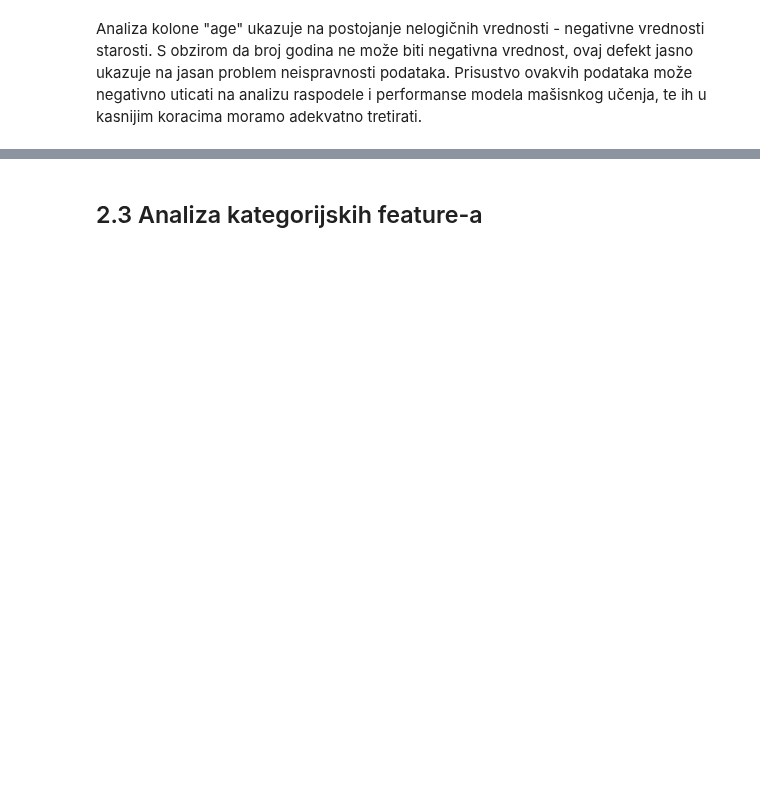
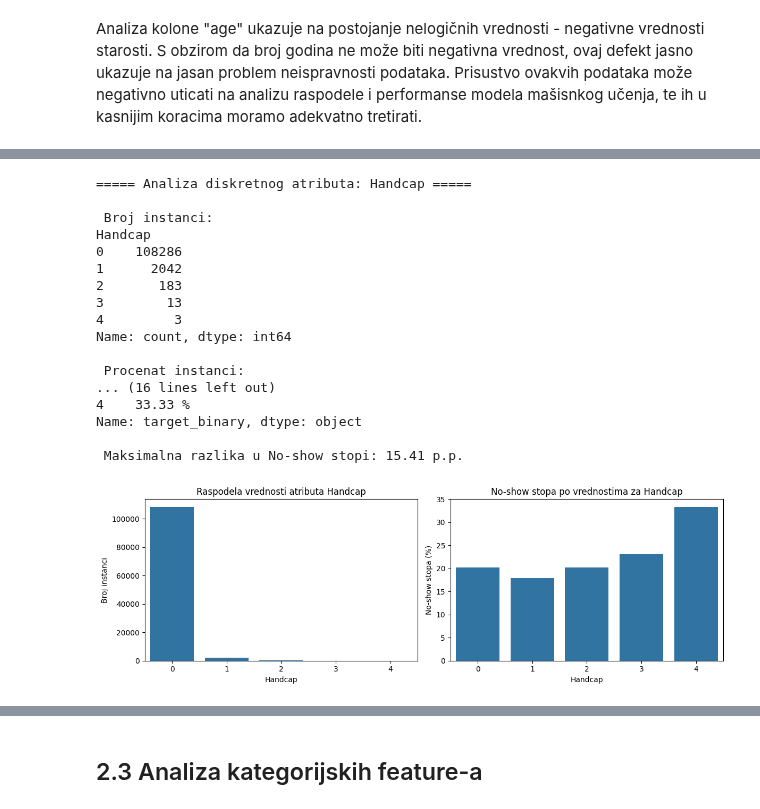
Before and after one commit to TeodoraBozic/seminarski-kvalitet-podataka, a Jupyter notebook: prakticni/kvalitetpodataka.ipynb, the cells around one changed output, grey strips where cells are left out. Saved outputs shown, nothing was run; the diff lists cells and outputs as text; code cells hidden in the pictures; blank space fills up the shorter version.

```diff
--- a/prakticni/kvalitetpodataka.ipynb
+++ b/prakticni/kvalitetpodataka.ipynb
@@ -369,0 +562,68 @@ Za razliku od drugih binarnih atributa, *SMS_received* ne pokazuje ekstremnu neu
+# %%
+def analyze_discrete_feature(df, feature, target="No-show"):
+    temp = df.copy()
+    temp["target_binary"] = temp[target].map({"No": 0, "Yes": 1})
+
+    counts = temp[feature].value_counts().sort_index()
+    percentages = temp[feature].value_counts(normalize=True).sort_index() * 100
+    variance = temp[feature].var()
+
+    no_show_rate = temp.groupby(feature)["target_binary"].mean() * 100
+    diff = no_show_rate.max() - no_show_rate.min()
+
+    print(f"\n===== Analiza diskretnog atributa: {feature} =====")
+    print("\n Broj instanci:")
+    print(counts)
+
+    print("\n Procenat instanci:")
+    print(percentages.round(2).astype(str) + " %")
+
+    print(f"\n Varijansa: {variance:.4f}")
+
+    print("\n No-show stopa po vrednostima:")
+    print(no_show_rate.round(2).astype(str) + " %")
+
+    print(f"\n Maksimalna razlika u No-show stopi: {diff:.2f} p.p.")
+
+    fig, axes = plt.subplots(1, 2, figsize=(12, 4))
+
+    sns.barplot(x=counts.index, y=counts.values, ax=axes[0])
+    axes[0].set_title(f"Raspodela vrednosti atributa {feature}")
+    axes[0].set_xlabel(feature)
+    axes[0].set_ylabel("Broj instanci")
+
+    sns.barplot(x=no_show_rate.index, y=no_show_rate.values, ax=axes[1])
+    axes[1].set_title(f"No-show stopa po vrednostima za {feature}")
+    axes[1].set_xlabel(feature)
+    axes[1].set_ylabel("No-show stopa (%)")
+
+    plt.tight_layout()
+    plt.show()
+
+    return {
+        "Feature": feature,
+        "Tip": "diskretni",
+        "Varijansa": round(float(variance), 4),
+        "Razlika_u_NoShow_%": round(float(diff), 2)
+    }
+
+handcap_result = analyze_discrete_feature(df, "Handcap")
+# %% [output]
+===== Analiza diskretnog atributa: Handcap =====
+
+ Broj instanci:
+Handcap
+0    108286
+1      2042
+2       183
+3        13
+4         3
+Name: count, dtype: int64
+
+ Procenat instanci:
+... (16 lines left out)
+4    33.33 %
+Name: target_binary, dtype: object
+
+ Maksimalna razlika u No-show stopi: 15.41 p.p.
+[figure, added]
```
Also changed, not shown: parts of 225 cells of this notebook, 2 other files.
